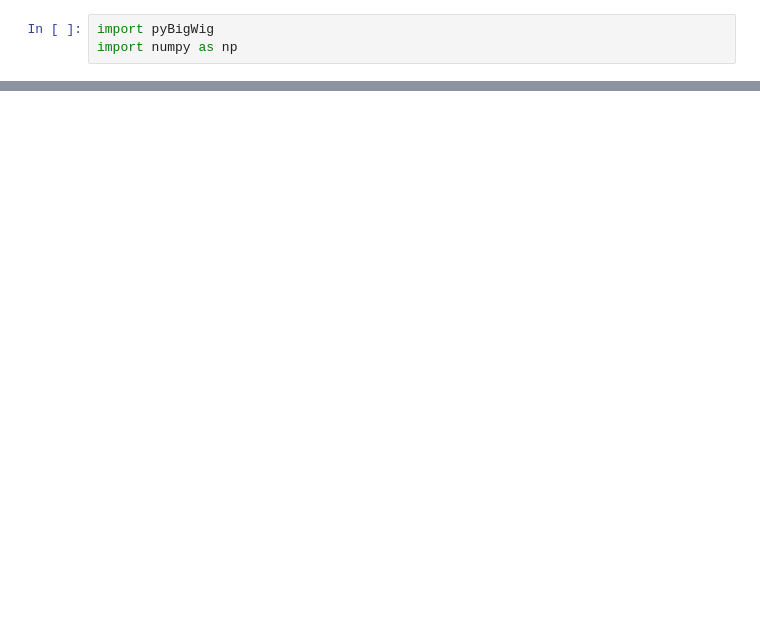
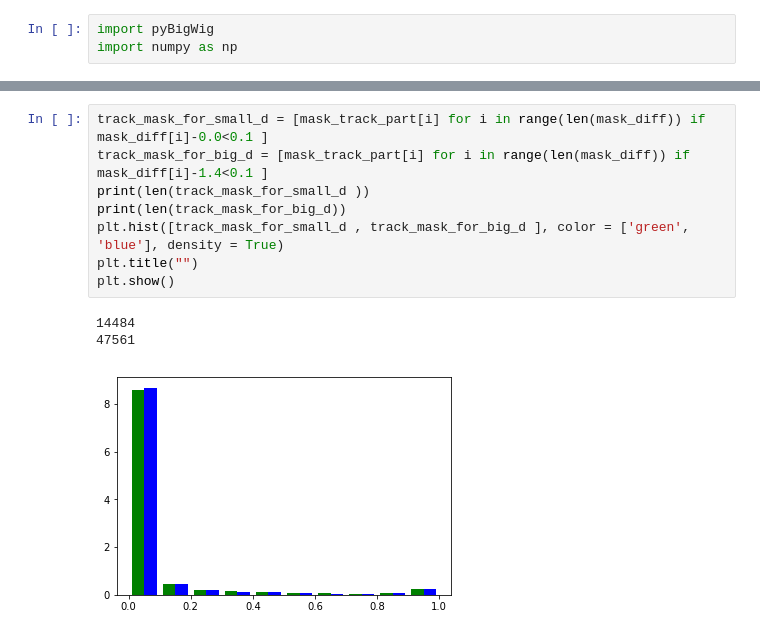
Before and after one commit to litvinanna/deep-image-prior, a Jupyter notebook: reading_results.ipynb, the cells around one changed output, grey strips where cells are left out. Cells and saved outputs as stored; diff of their text form; blank space fills up the shorter version.

```diff
--- a/reading_results.ipynb
+++ b/reading_results.ipynb
@@ -62,0 +107,12 @@ plt.show()
+# %%
+track_mask_for_small_d = [mask_track_part[i] for i in range(len(mask_diff)) if mask_diff[i]-0.0<0.1 ]
+track_mask_for_big_d = [mask_track_part[i] for i in range(len(mask_diff)) if mask_diff[i]-1.4<0.1 ]
+print(len(track_mask_for_small_d ))
+print(len(track_mask_for_big_d))
+plt.hist([track_mask_for_small_d , track_mask_for_big_d ], color = ['green', 'blue'], density = True)
+plt.title("")
+plt.show()
+# %% [output]
+14484
+47561
+[figure, added]
```
Also changed, not shown: parts of 18 cells of this notebook.
